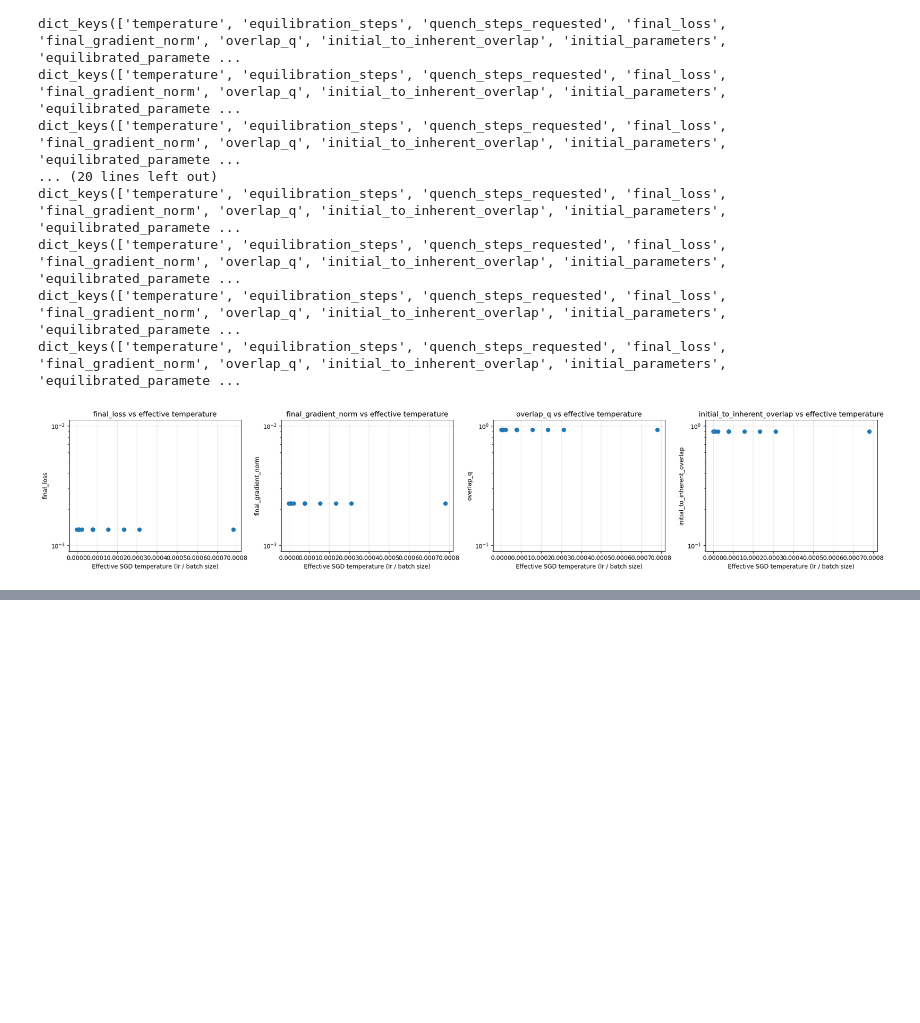
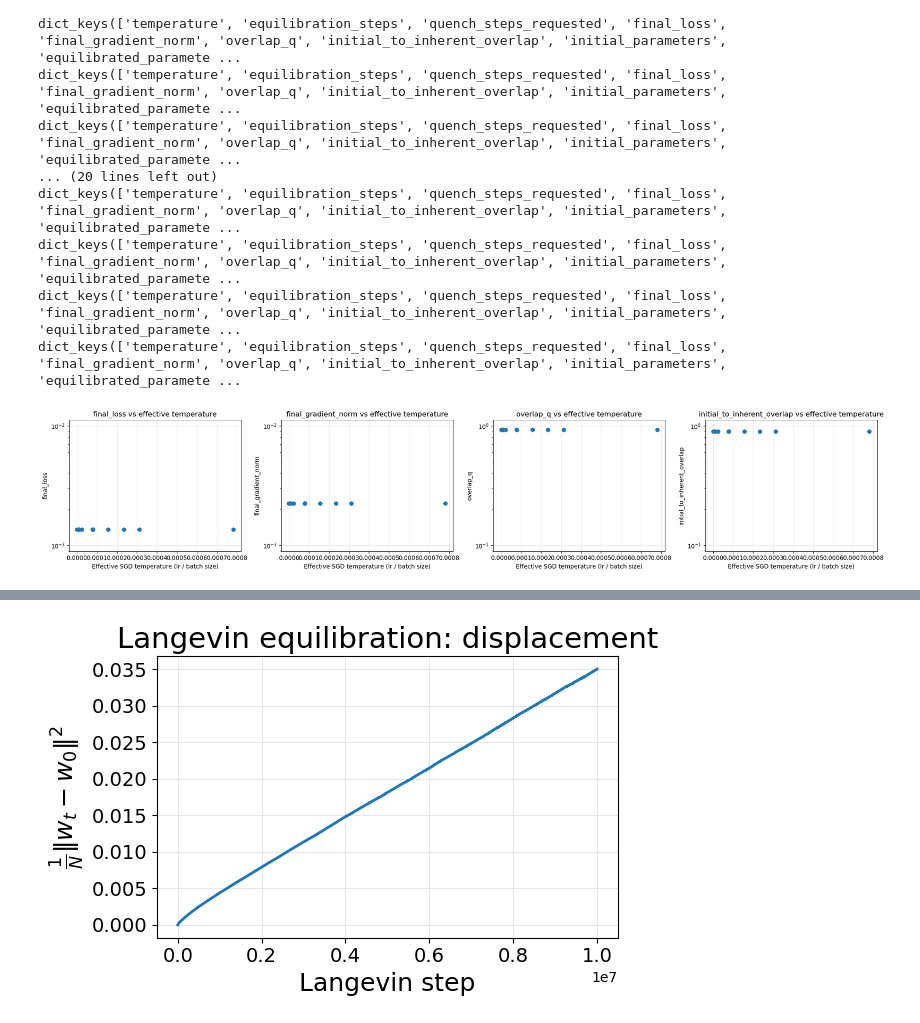
Before and after one commit to marjankowskam/Comparing_Dynamics, a Jupyter notebook: notebooks/inherent_structures_plot.ipynb, the cells around one changed output, grey strips where cells are left out. Drawn from its saved outputs; the diff is of its cells as text; code cells hidden in the pictures; blank space fills up the shorter version.

Commit message:
plotting

```diff
--- a/notebooks/inherent_structures_plot.ipynb
+++ b/notebooks/inherent_structures_plot.ipynb
@@ -215,0 +218,12 @@ plt.show()
+# %%
+# plo the loss and the thingies over time.
+
+# load the run results
+temperatures = [0.1]
+run_names = ['grateful-water-19']
+
+# extract number of timesteps, and the frequency of loading
+
+# load the results
+result_path = f'{DATA_ROOT}\inherent-structures\Result_{run_names[0]}.pt'
+results = torch.load(result_path, weights_only=False, map_location="cpu")
@@ -215,0 +232,76 @@ plt.show()
+# %%
+import numpy as np
+import torch
+import matplotlib.pyplot as plt
+
+# ------------------------------------------------------------
+# 1. Inspect what was saved
+# ------------------------------------------------------------
+
+print("Available result keys:")
+for key, value in results.items():
+    if isinstance(value, torch.Tensor):
+        print(f"  {key:35s} Tensor shape={tuple(value.shape)}")
+    elif isinstance(value, dict):
+        print(f"  {key:35s} dict keys={list(value.keys())}")
+    else:
+        print(f"  {key:35s} {type(value).__name__}: {value}")
+
+
+# ------------------------------------------------------------
+# 2. Plot equilibration displacement
+# ------------------------------------------------------------
+
+if "displacement" in results and "langevin" in results["displacement"]:
+    displacement = np.asarray(results["displacement"]["langevin"])
+
+    if len(displacement) > 0:
+        steps = displacement[:, 0]
+        delta = displacement[:, 1]
+
+        plt.figure(figsize=(6, 4))
+        plt.plot(steps, delta, linewidth=2)
+
+        plt.xlabel("Langevin step", fontsize=18)
+        plt.ylabel(r"$\frac{1}{N}\|w_t-w_0\|^2$", fontsize=18)
+        plt.title("Langevin equilibration: displacement", fontsize=21)
+
+        plt.xticks(fontsize=14)
+        plt.yticks(fontsize=14)
+        plt.grid(alpha=0.3)
+        plt.tight_layout()
+        plt.show()
+
+# ------------------------------------------------------------
+# 2. Plot equilibration displacement
+# ------------------------------------------------------------
+
+if "displacement" in results and "quench" in results["displacement"]:
+    displacement = np.asarray(results["displacement"]["quench"])
+
+    if len(displacement) > 0:
+        steps = displacement[:, 0]
+        delta = displacement[:, 1]
+
+        plt.figure(figsize=(6, 4))
+        plt.plot(steps, delta, linewidth=2)
+
+        plt.xlabel("Quench step", fontsize=18)
+        plt.ylabel(r"$\frac{1}{N}\|w_t-w_0\|^2$", fontsize=18)
+        plt.title("Quench equilibration: displacement", fontsize=21)
+
+        plt.xticks(fontsize=14)
+        plt.yticks(fontsize=14)
+        plt.grid(alpha=0.3)
+        plt.tight_layout()
+        plt.show()
+
+# ------------------------------------------------------------
+# 3. Print scalar summary metrics
+# ------------------------------------------------------------
+
+print("\nSummary metrics:")
+for key, value in results.items():
+    if isinstance(value, (int, float, np.integer, np.floating)):
+        print(f"{key:35s}: {value}")
+# %% [output]
@@ -215,0 +322 @@ plt.show()
+[figure, added]
```
Also changed, not shown: parts of 4 cells of this notebook.
